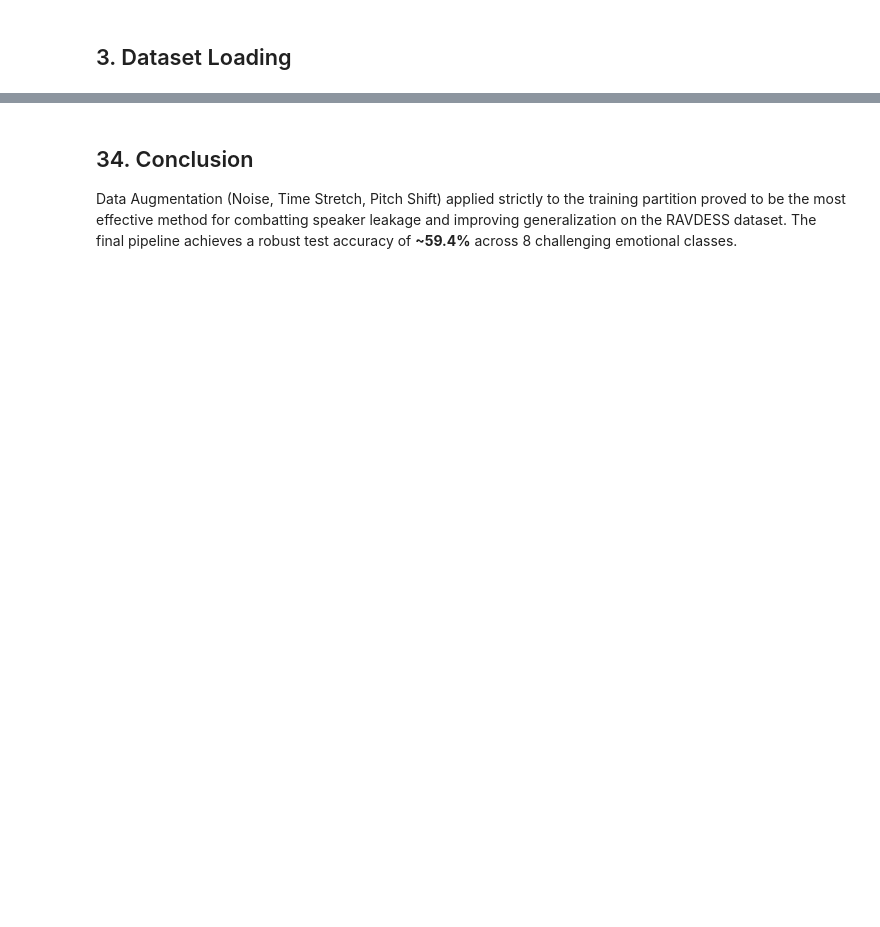
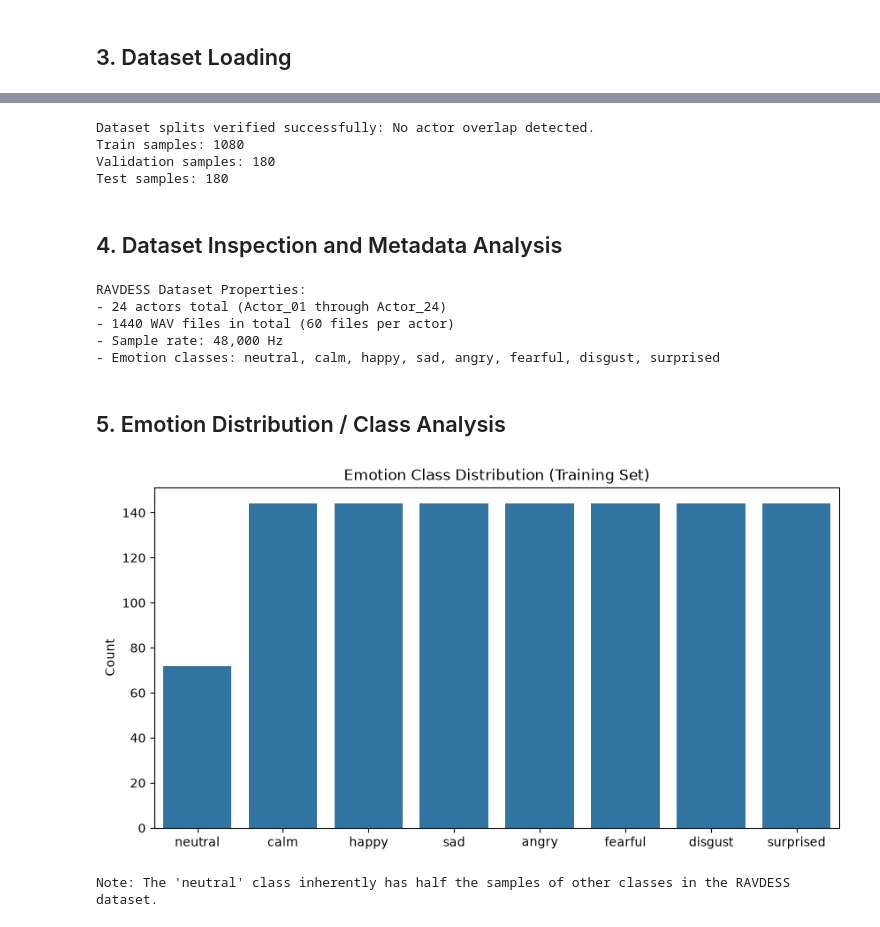
Before and after one commit to MohameedAlaa/CodeAlpha_Emotion_Recognition, a Jupyter notebook: notebooks/CodeAlpha_Task2_Emotion_Recognition.ipynb, the cells around one changed output, grey strips where cells are left out. Saved outputs shown, nothing was run; the diff lists cells and outputs as text; code cells hidden in the pictures; blank space fills up the shorter version.

Commit message:
feat: add Jupyter notebook for Task 2 speech emotion recognition

```diff
--- a/notebooks/CodeAlpha_Task2_Emotion_Recognition.ipynb
+++ b/notebooks/CodeAlpha_Task2_Emotion_Recognition.ipynb
@@ -451,5 +31,39 @@ surprised: 0.4288
-# %% [markdown]
-
-## 34. Conclusion
-Data Augmentation (Noise, Time Stretch, Pitch Shift) applied strictly to the training partition proved to be the most effective method for combatting speaker leakage and improving generalization on the RAVDESS dataset.
-The final pipeline achieves a robust test accuracy of **~59.4%** across 8 challenging emotional classes.
+# %%
+from src.data_loader import load_dataset_paths
+(train_paths, train_labels), (val_paths, val_labels), (test_paths, test_labels) = load_dataset_paths()
+print(f"Train samples: {len(train_paths)}")
+print(f"Validation samples: {len(val_paths)}")
+print(f"Test samples: {len(test_paths)}")
+# %% [output]
+Dataset splits verified successfully: No actor overlap detected.
+Train samples: 1080
+Validation samples: 180
+Test samples: 180
+# %% [markdown]
+## 4. Dataset Inspection and Metadata Analysis
+# %%
+print("RAVDESS Dataset Properties:")
+print("- 24 actors total (Actor_01 through Actor_24)")
+print("- 1440 WAV files in total (60 files per actor)")
+print("- Sample rate: 48,000 Hz")
+print("- Emotion classes: neutral, calm, happy, sad, angry, fearful, disgust, surprised")
+# %% [output]
+RAVDESS Dataset Properties:
+- 24 actors total (Actor_01 through Actor_24)
+- 1440 WAV files in total (60 files per actor)
+- Sample rate: 48,000 Hz
+- Emotion classes: neutral, calm, happy, sad, angry, fearful, disgust, surprised
+# %% [markdown]
+## 5. Emotion Distribution / Class Analysis
+# %%
+counts = collections.Counter(train_labels)
+emotions = list(counts.keys())
+plt.figure(figsize=(10, 5))
+sns.barplot(x=emotions, y=list(counts.values()))
+plt.title("Emotion Class Distribution (Training Set)")
+plt.ylabel("Count")
+plt.show()
+print("Note: The 'neutral' class inherently has half the samples of other classes in the RAVDESS dataset.")
+# %% [output]
+[figure, added]
+Note: The 'neutral' class inherently has half the samples of other classes in the RAVDESS dataset.
```
Also changed, not shown: parts of 84 cells of this notebook.
